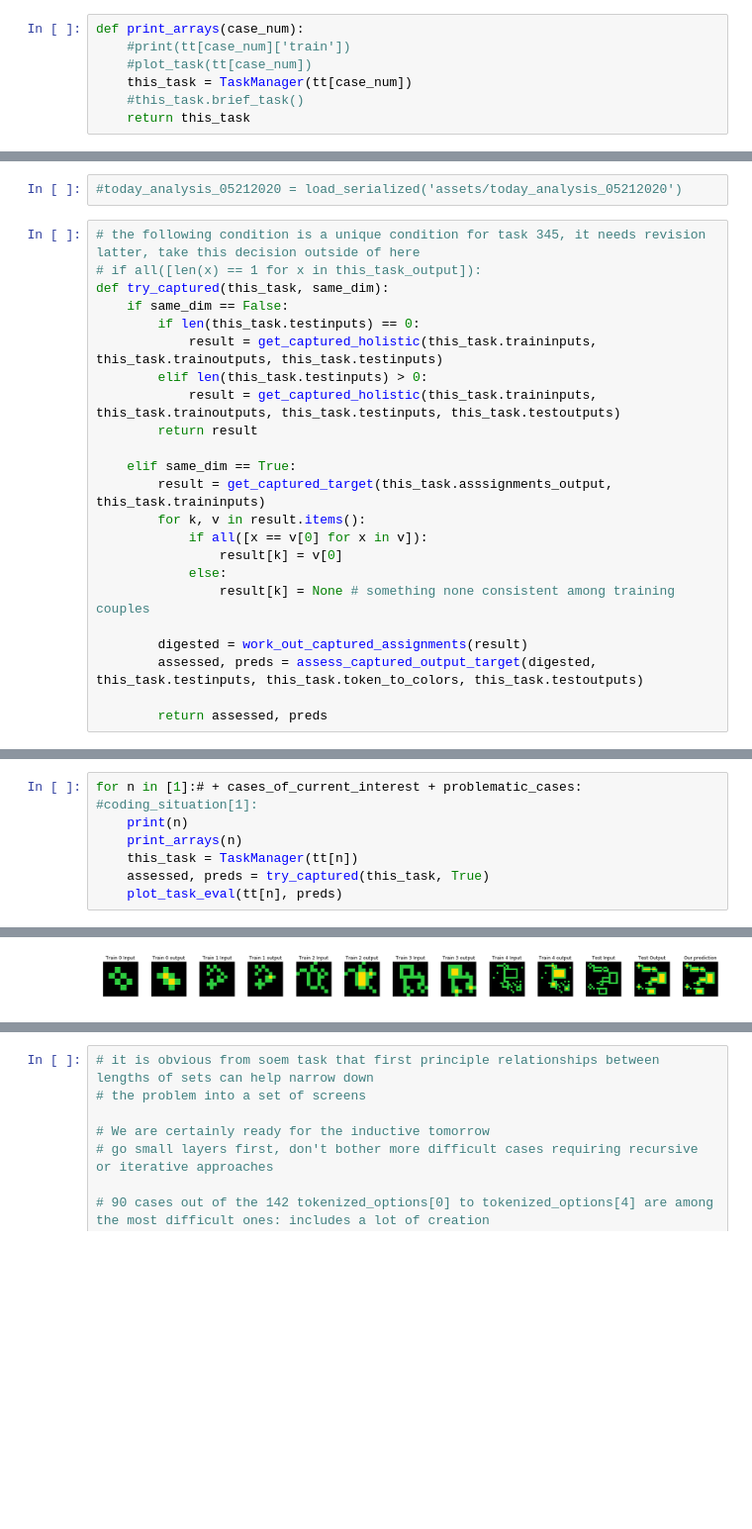
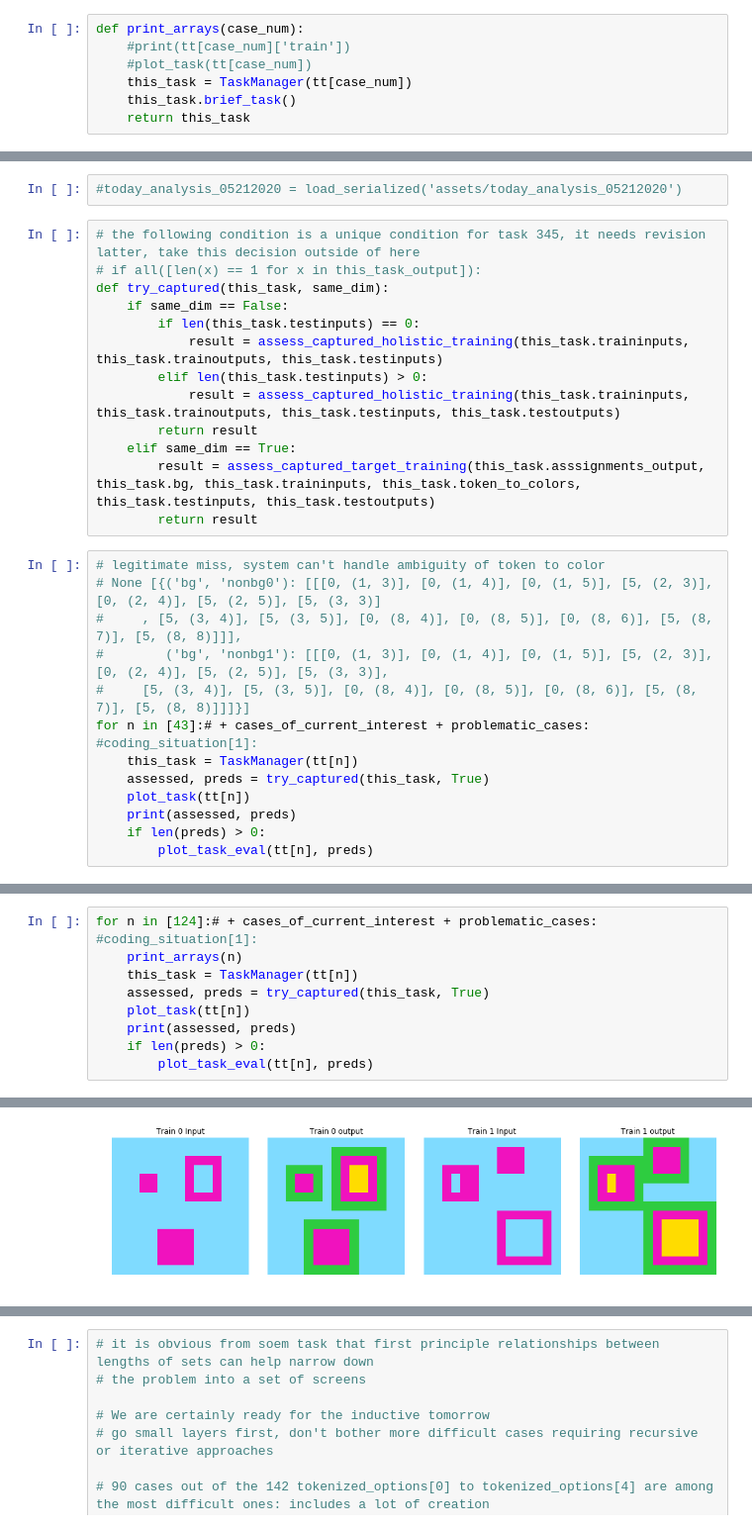
Before and after one commit to hassanshallal/ARCsolver, a Jupyter notebook: ARCSolverV02.ipynb, the cells around one changed output, grey strips where cells are left out. Shown at 99% size. Drawn from its saved outputs; the diff is of its cells as text; blank space fills up the shorter version.

```diff
--- a/ARCSolverV02.ipynb
+++ b/ARCSolverV02.ipynb
@@ -16,7 +16,7 @@ def print_arrays(case_num):
     #print(tt[case_num]['train'])
     #plot_task(tt[case_num])
     this_task = TaskManager(tt[case_num])
-    #this_task.brief_task()
+    this_task.brief_task()
     return this_task
 # %%
 from pathlib import Path
@@ -35,20 +35,23 @@ cases_of_current_interest = [1, 250, 80, 94, 257, 138, 254, 277, 170, 355, 245,
 def try_captured(this_task, same_dim):
     if same_dim == False:
         if len(this_task.testinputs) == 0:
-            result = get_captured_holistic(this_task.traininputs, this_task.trainoutputs, this_task.testinputs)
+            result = assess_captured_holistic_training(this_task.traininputs, this_task.trainoutputs, this_task.testinputs)
         elif len(this_task.testinputs) > 0:
-            result = get_captured_holistic(this_task.traininputs, this_task.trainoutputs, this_task.testinputs, this_task.testoutputs)
+            result = assess_captured_holistic_training(this_task.traininputs, this_task.trainoutputs, this_task.testinputs, this_task.testoutputs)
         return result
-
     elif same_dim == True:
-        result = get_captured_target(this_task.asssignments_output, this_task.traininputs)
-        for k, v in result.items():
-            if all([x == v[0] for x in v]):
-                result[k] = v[0]
-            else:
-                result[k] = None # something none consistent among training couples
-
-        digested = work_out_captured_assignments(result)
-        assessed, preds = assess_captured_output_target(digested, this_task.testinputs, this_task.token_to_colors, this_task.testoutputs)
-
-        return assessed, preds
+        result = assess_captured_target_training(this_task.asssignments_output, this_task.bg, this_task.traininputs, this_task.token_to_colors, this_task.testinputs, this_task.testoutputs)
+        return result
+# %%
+# legitimate miss, system can't handle ambiguity of token to color
+# None [{('bg', 'nonbg0'): [[[0, (1, 3)], [0, (1, 4)], [0, (1, 5)], [5, (2, 3)], [0, (2, 4)], [5, (2, 5)], [5, (3, 3)]
+#     , [5, (3, 4)], [5, (3, 5)], [0, (8, 4)], [0, (8, 5)], [0, (8, 6)], [5, (8, 7)], [5, (8, 8)]]],
+#        ('bg', 'nonbg1'): [[[0, (1, 3)], [0, (1, 4)], [0, (1, 5)], [5, (2, 3)], [0, (2, 4)], [5, (2, 5)], [5, (3, 3)],
+#     [5, (3, 4)], [5, (3, 5)], [0, (8, 4)], [0, (8, 5)], [0, (8, 6)], [5, (8, 7)], [5, (8, 8)]]]}]
+for n in [43]:# + cases_of_current_interest + problematic_cases: #coding_situation[1]:
+    this_task = TaskManager(tt[n])
+    assessed, preds = try_captured(this_task, True)
+    plot_task(tt[n])
+    print(assessed, preds)
+    if len(preds) > 0:
+        plot_task_eval(tt[n], preds)
@@ -55,8 +61,10 @@ def try_captured(this_task, same_dim):
 # %%
-for n in [1]:# + cases_of_current_interest + problematic_cases: #coding_situation[1]:
-    print(n)
+for n in [124]:# + cases_of_current_interest + problematic_cases: #coding_situation[1]:
     print_arrays(n)
     this_task = TaskManager(tt[n])
     assessed, preds = try_captured(this_task, True)
-    plot_task_eval(tt[n], preds)
+    plot_task(tt[n])
+    print(assessed, preds)
+    if len(preds) > 0:
+        plot_task_eval(tt[n], preds)
 # %% [output]
@@ -64 +88 @@ for n in [1]:# + cases_of_current_interest + problematic_cases: #coding_situatio
-[figure, old version]
+[figure, new version]
```
Also changed, not shown: parts of 3 cells of this notebook, 3 other files.
